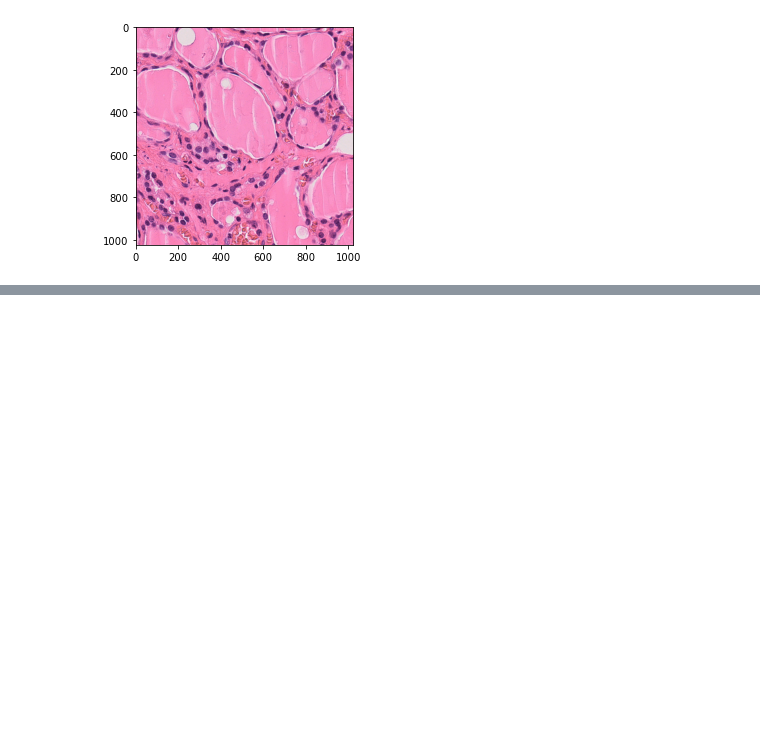
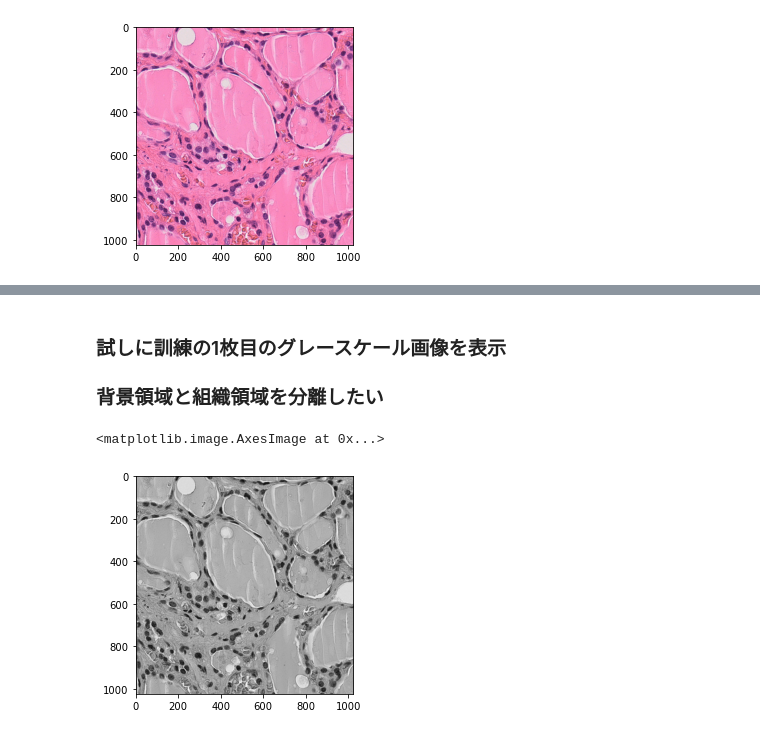
Before and after one commit to yochimonji/thyroid, a Jupyter notebook: classification/notebook/eda.ipynb, the cells around one changed output, grey strips where cells are left out. Saved outputs shown, nothing was run; the diff lists cells and outputs as text; code cells hidden in the pictures; blank space fills up the shorter version.

```diff
--- a/classification/notebook/eda.ipynb
+++ b/classification/notebook/eda.ipynb
@@ -75,0 +109,10 @@ print("tissue_std(r,g,b):", tissue_std)
+# %% [markdown]
+### 試しに訓練の1枚目のグレースケール画像を表示
+### 背景領域と組織領域を分離したい
+# %%
+train_exp = Image.open(train_files[0])
+train_exp_gray = train_exp.convert("L")  # グレースケール変換
+plt.imshow(train_exp_gray, cmap="gray")
+# %% [output]
+<matplotlib.image.AxesImage at 0x...>
+[figure, added]
```
Also changed, not shown: parts of 12 cells of this notebook.
